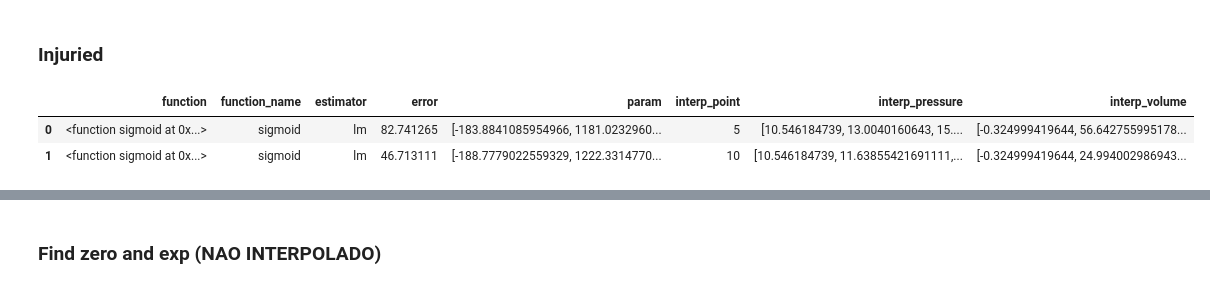
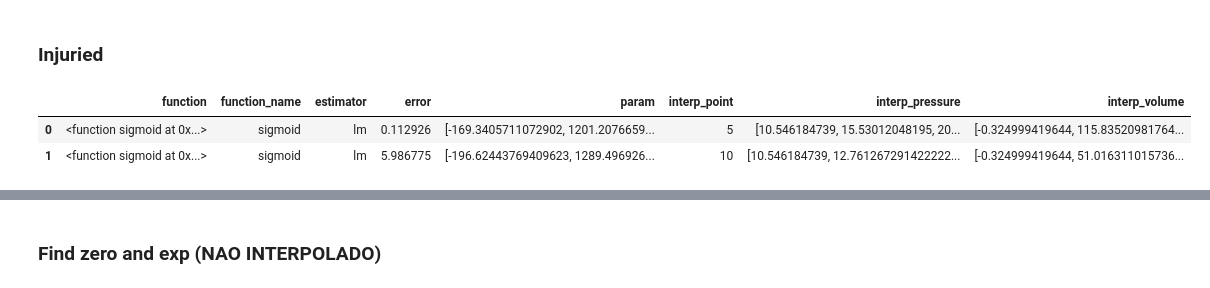
Before and after one commit to edlbcamargo/recrutabilidade, a Jupyter notebook: fitting_class.ipynb, the cells around one changed output, grey strips where cells are left out. Cells and saved outputs as stored; diff of their text form; code cells hidden in the pictures.

```diff
--- a/fitting_class.ipynb
+++ b/fitting_class.ipynb
@@ -51,14 +57,14 @@ funcs = [sigmoid, exponential]
 ### Injuried
 # %%
 #Interpolando
-fitter = funcFitter(d_data[0::2, :], n_point = 3, estimators = estimators)
+fitter = funcFitter(d_data[0::2, :], n_point = 5, estimators = estimators)
 injuried = fitter.fit(funcs=funcs, interpolate=True, n_interp_point=100, interp_method="linear")
 injuried.to_csv(os.path.join("data","injuried_fit.csv"), index = False)
 injuried.head(2)
 # %% [output]
 |  | function | function_name | estimator | error | param | interp_point | interp_pressure | interp_volume |
-| 0 | <function sigmoid at 0x...> | sigmoid | lm | 82.741265 | [-183.8841085954966, 1181.0232960... | 5 | [10.546184739, 13.0040160643, 15.... | [-0.324999419644, 56.642755995178... |
-| 1 | <function sigmoid at 0x...> | sigmoid | lm | 46.713111 | [-188.7779022559329, 1222.3314770... | 10 | [10.546184739, 11.63855421691111,... | [-0.324999419644, 24.994002986943... |
+| 0 | <function sigmoid at 0x...> | sigmoid | lm | 0.112926 | [-169.3405711072902, 1201.2076659... | 5 | [10.546184739, 15.53012048195, 20... | [-0.324999419644, 115.83520981764... |
+| 1 | <function sigmoid at 0x...> | sigmoid | lm | 5.986775 | [-196.62443769409623, 1289.496926... | 10 | [10.546184739, 12.761267291422222... | [-0.324999419644, 51.016311015736... |
 # %%
 fitter.make_plot(df = injuried, n_best = 2)
 # %% [output]
```
Also changed, not shown: parts of 12 cells of this notebook, 1 other file.
